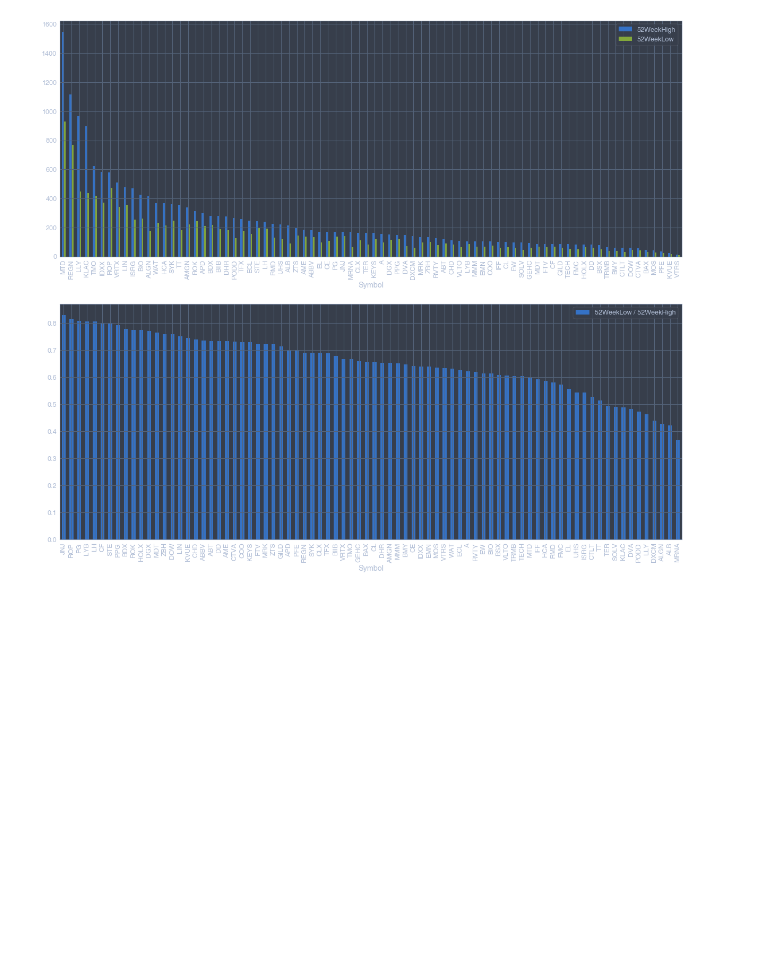
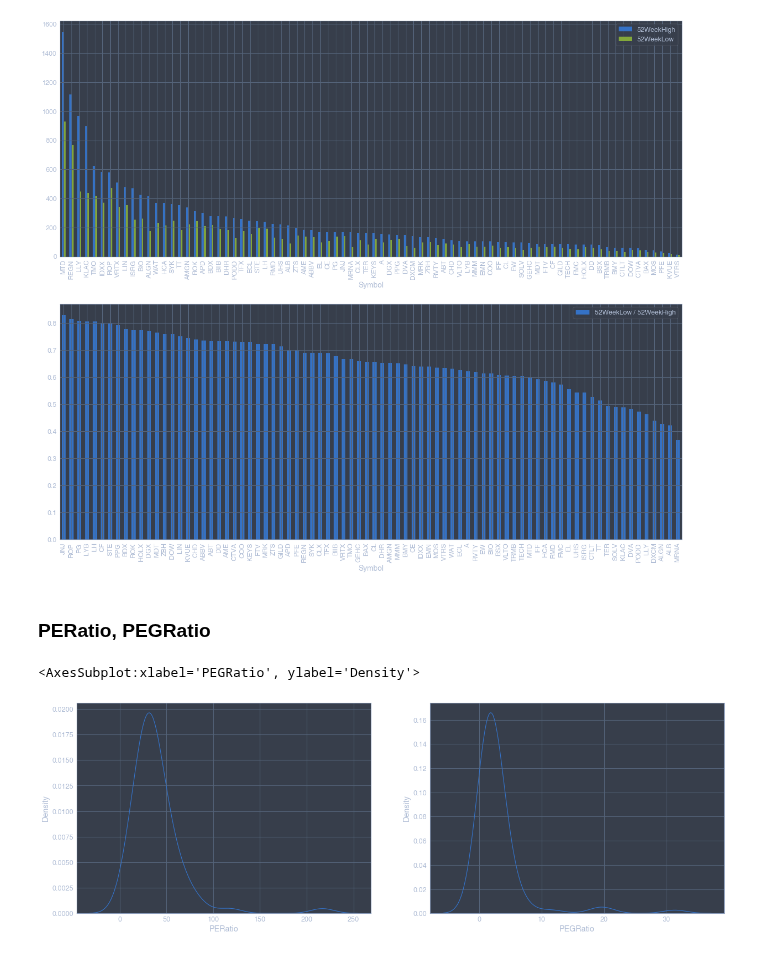
Before and after one commit to fadeeva/stock_market_research, a Jupyter notebook: Portfolio/Search_Review/Sectors_review/LIFE_SCIENCES.ipynb, the cells around one changed output. Cells and saved outputs as stored; diff of their text form; code cells hidden in the pictures; blank space fills up the shorter version.

```diff
--- a/Portfolio/Search_Review/Sectors_review/LIFE_SCIENCES.ipynb
+++ b/Portfolio/Search_Review/Sectors_review/LIFE_SCIENCES.ipynb
@@ -338,3 +338,13 @@ low_high.plot(kind='bar', ax=ax[1])
 # %% [output]
 <AxesSubplot:xlabel='Symbol'>
 [figure]
+# %% [markdown]
+### PERatio, PEGRatio
+# %%
+fig, ax = plt.subplots(1, 2, figsize=(21, 7))
+
+sns.kdeplot(data=lf, x='PERatio', ax=ax[0])
+sns.kdeplot(data=lf, x='PEGRatio', ax=ax[1])
+# %% [output]
+<AxesSubplot:xlabel='PEGRatio', ylabel='Density'>
+[figure, added]
```
Also changed, not shown: parts of 2 cells of this notebook.
